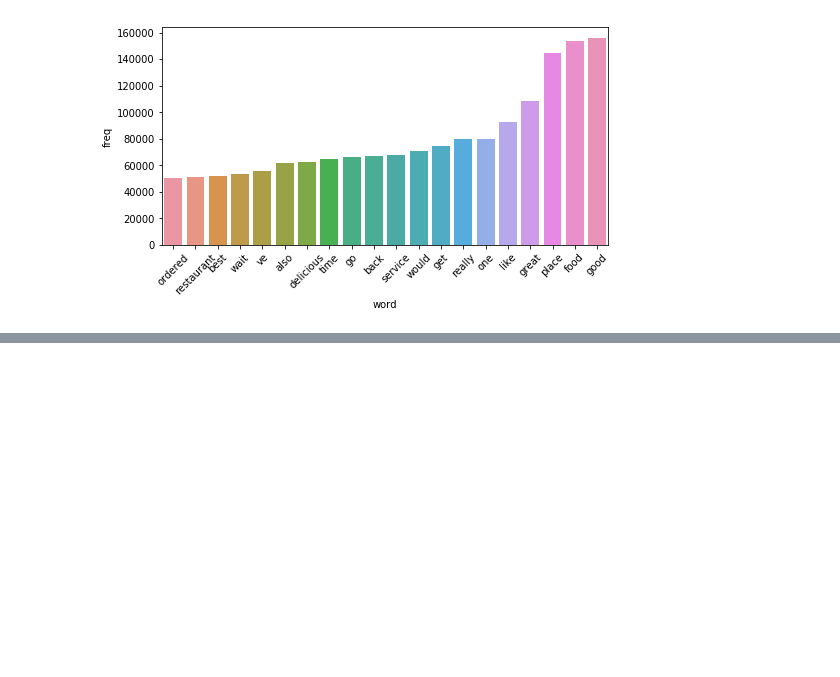
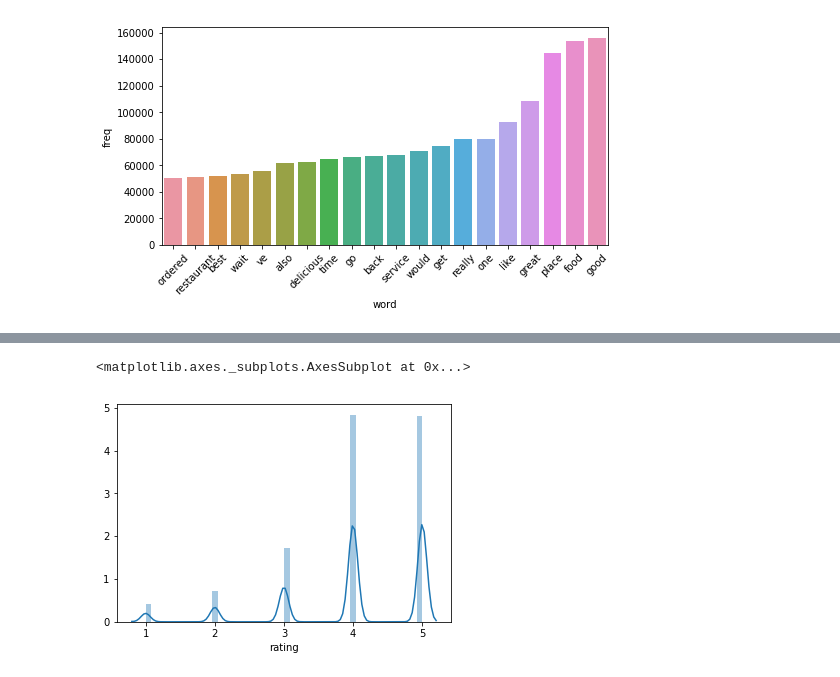
Before and after one commit to ameliachu/fake-review-detection-project, a Jupyter notebook: notebooks/ac4119/00-exploratory-analysis.ipynb, the cells around one changed output, grey strips where cells are left out. Drawn from its saved outputs; the diff is of its cells as text; code cells hidden in the pictures; blank space fills up the shorter version.

```diff
--- a/notebooks/ac4119/00-exploratory-analysis.ipynb
+++ b/notebooks/ac4119/00-exploratory-analysis.ipynb
@@ -177,2 +226,7 @@ plt.xticks(rotation=45)
+# %%
+sns.distplot(train[train['label']==0]['rating'])
+# %% [output]
+<matplotlib.axes._subplots.AxesSubplot at 0x...>
+[figure, added]
 # %%
 # Later: https://observablehq.com/@d3/bubble-chart
```
Also changed, not shown: parts of 6 cells of this notebook, 1 other file.
